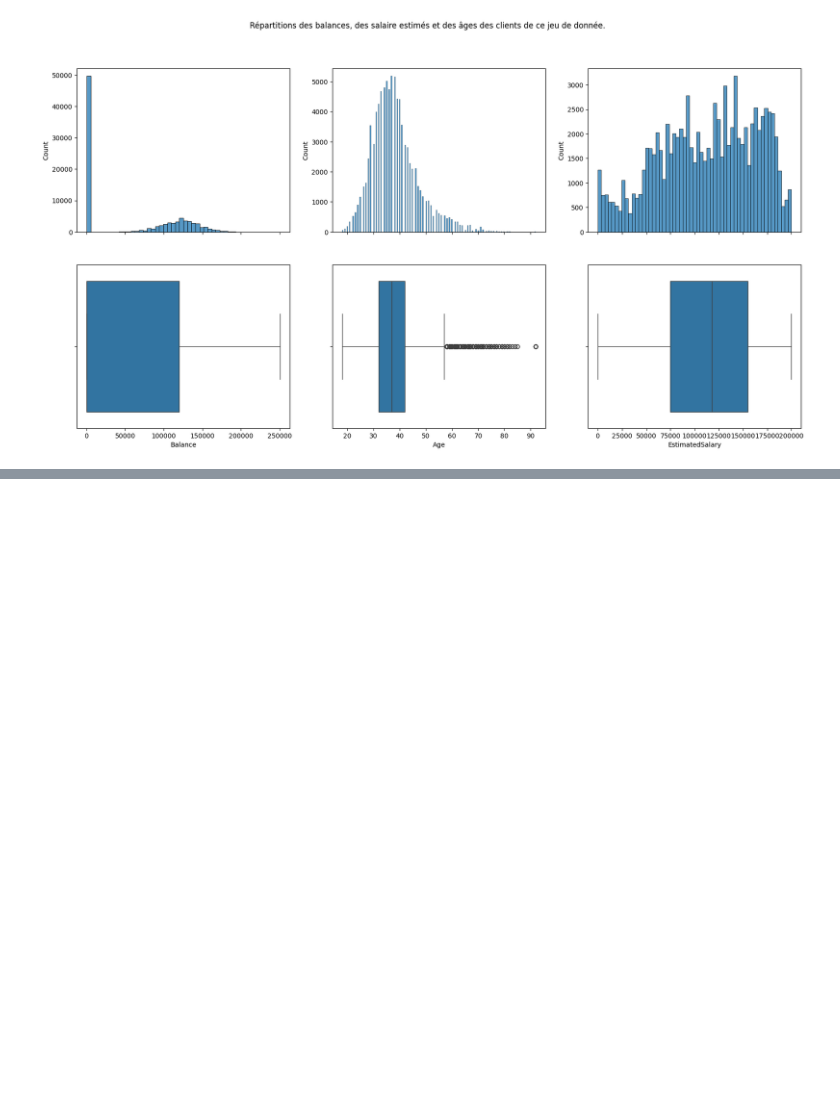
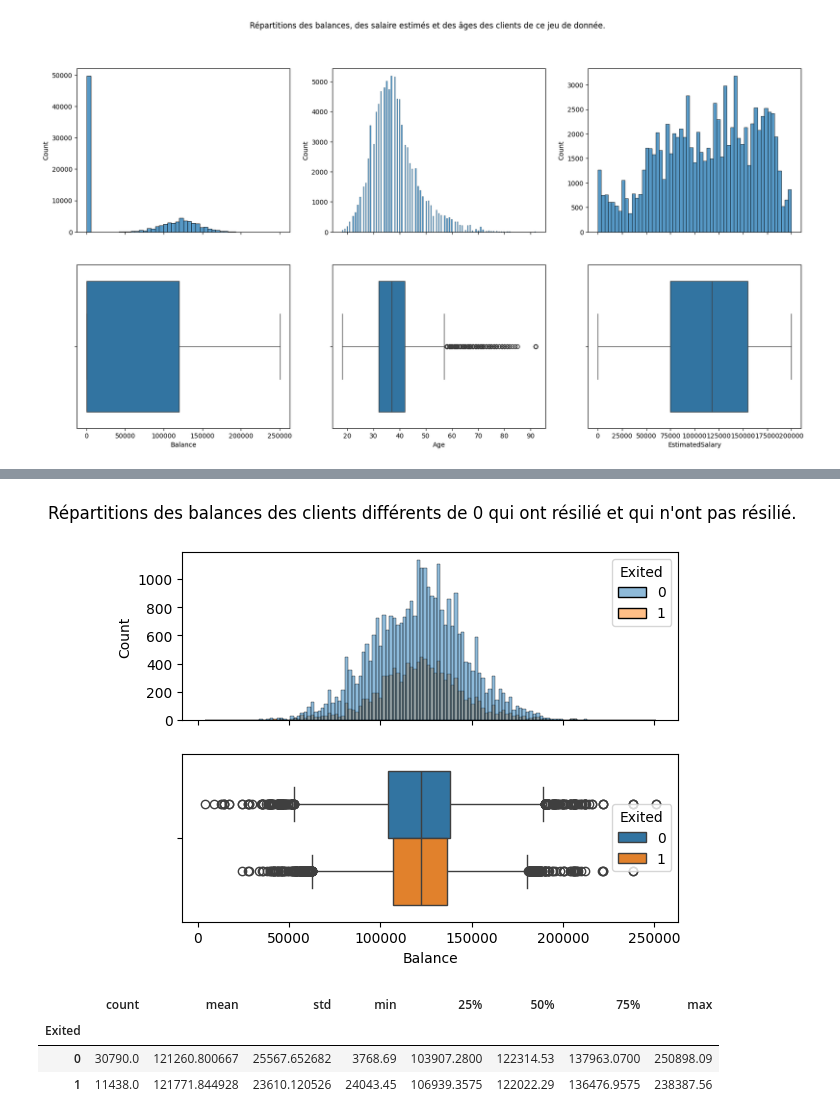
Before and after one commit to fmazur57u/Bank-churn, a Jupyter notebook: bankChurn/src/bankchurn/projet_bank_churn.ipynb, the cells around one changed output, grey strips where cells are left out. Drawn from its saved outputs; the diff is of its cells as text; code cells hidden in the pictures; blank space fills up the shorter version.

```diff
--- a/bankChurn/src/bankchurn/projet_bank_churn.ipynb
+++ b/bankChurn/src/bankchurn/projet_bank_churn.ipynb
@@ -256,0 +215,14 @@ Cette fois-ci on observe une distribution qui peut-être considérée comme norm
+# %%
+fig, ax = plt.subplots(2, 1, sharex=True)
+plt.suptitle("Répartitions des balances des clients différents de 0 qui ont résilié et qui n'ont pas résilié.")
+sns.histplot(observation_set.query("`Balance` != 0"), x="Balance", hue = "Exited", ax=ax[0])
+sns.boxplot(observation_set.query("`Balance` != 0"), x="Balance", hue = "Exited", ax=ax[1])
+plt.show()
+
+observation_set.query("`Balance` != 0").groupby("Exited")["Balance"].describe()
+# %% [output]
+[figure, added]
+|  | count | mean | std | min | 25% | 50% | 75% | max |
+| Exited |  |  |  |  |  |  |  |  |
+| 0 | 30790.0 | 121260.800667 | 25567.652682 | 3768.69 | 103907.2800 | 122314.53 | 137963.0700 | 250898.09 |
+| 1 | 11438.0 | 121771.844928 | 23610.120526 | 24043.45 | 106939.3575 | 122022.29 | 136476.9575 | 238387.56 |
```
Also changed, not shown: parts of 10 cells of this notebook.
